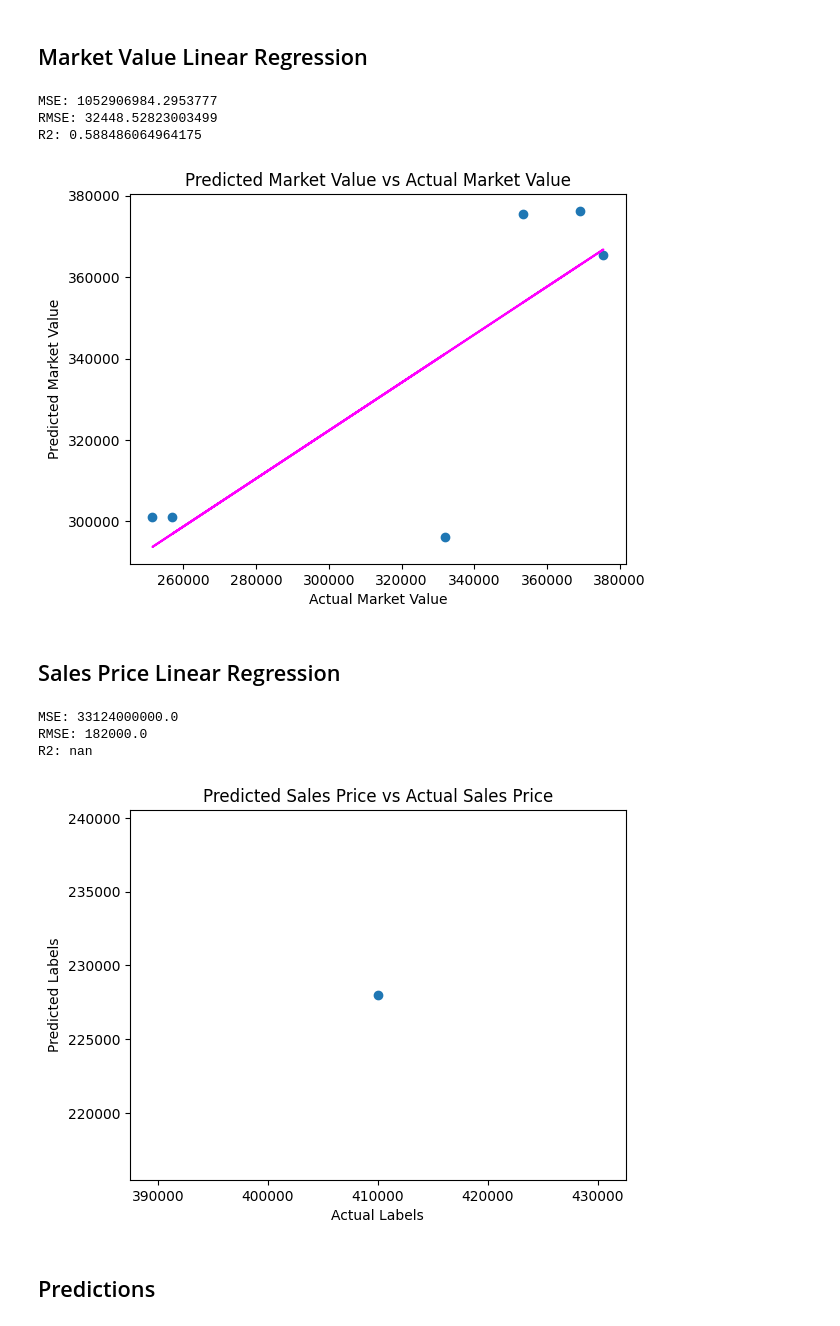
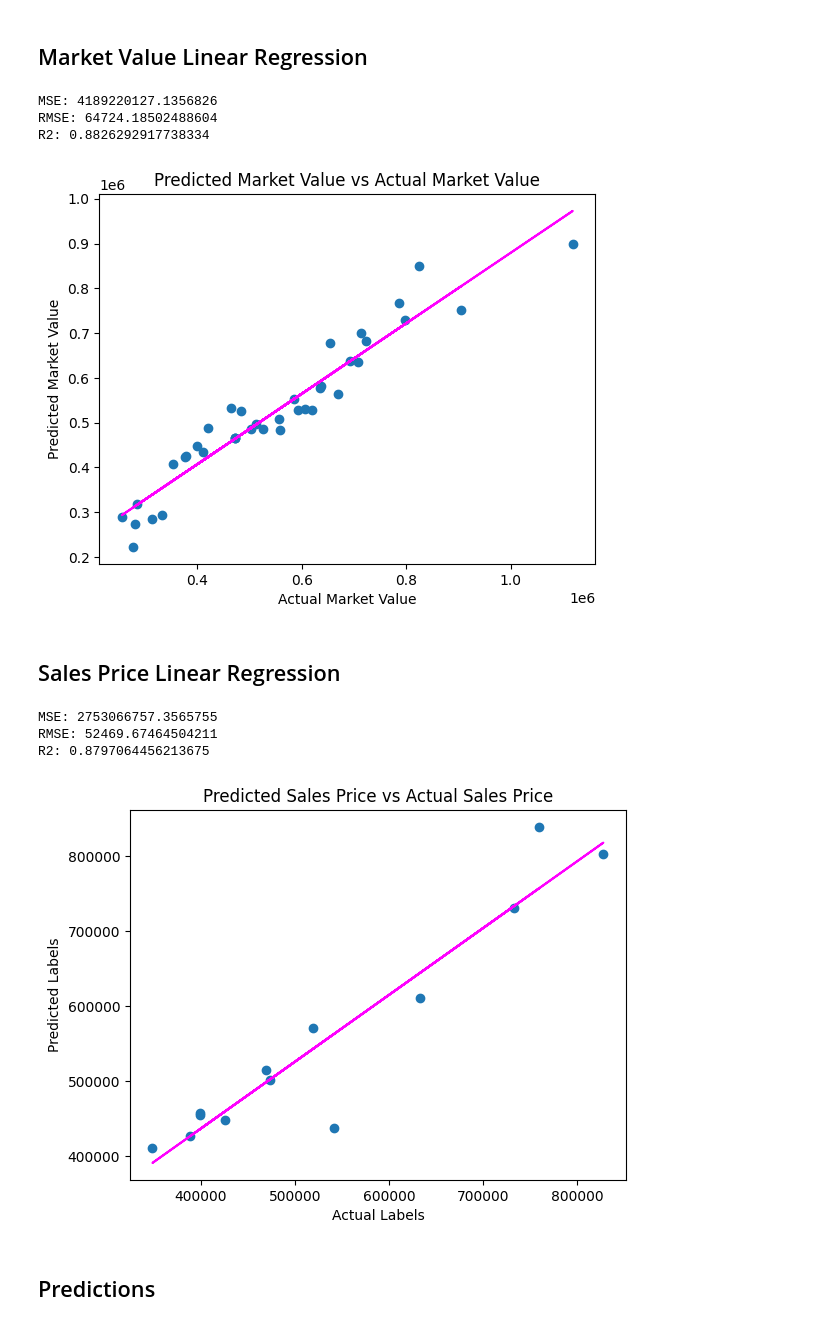
Before and after one commit to jason-christopher/Wheeler_Home_Values, a Jupyter notebook: analysis.ipynb, the cells around one changed output. Saved outputs shown, nothing was run; the diff lists cells and outputs as text; code cells hidden in the pictures.

Commit message:
updated models to account for year built, number of bedrooms, and number of bathrooms

```diff
--- a/analysis.ipynb
+++ b/analysis.ipynb
@@ -60,45 +55,45 @@ df
 # %%
 # Clean the data and break into features and labels
 cleaned_df = df.dropna(subset=['square_feet', 'most_recent_market_value'])
-X = cleaned_df[['square_feet']].values
+X = cleaned_df[['square_feet', 'year_built', 'bedrooms', 'bathrooms']].values
 y = cleaned_df['most_recent_market_value'].values
 
 # Split data into training/testing groups and create a model
 X_train, X_test, y_train, y_test = train_test_split(X, y, test_size=0.30, random_state=0)
 market_model = LinearRegression().fit(X_train, y_train)
 predictions = market_model.predict(X_test)
 
 # Determine how well the model predicts
 mse = mean_squared_error(y_test, predictions)
 print("MSE:", mse)
 rmse = np.sqrt(mse)
 print("RMSE:", rmse)
 r2 = r2_score(y_test, predictions)
 print("R2:", r2)
 
 # Plot predicted vs actual
 plt.scatter(y_test, predictions)
 plt.xlabel('Actual Market Value')
 plt.ylabel('Predicted Market Value')
 plt.title('Predicted Market Value vs Actual Market Value')
 
 # Overlay the regression line
 z = np.polyfit(y_test, predictions, 1)
 p = np.poly1d(z)
 plt.plot(y_test,p(y_test), color='magenta')
 plt.show()
 # %% [output]
-MSE: 1052906984.2953777
-RMSE: 32448.52823003499
-R2: 0.588486064964175
+MSE: 4189220127.1356826
+RMSE: 64724.18502488604
+R2: 0.8826292917738334
-[figure, old version]
+[figure, new version]
 # %% [markdown]
 ## Sales Price Linear Regression
 # %%
 # Clean the data by removing sales data from before 2022 and break into features and labels
 cleaned_df = df[df['sales_prices'].apply(lambda x: next(iter(x), None)) >= 2022]
 cleaned_df = cleaned_df.dropna(subset=['square_feet', 'most_recent_sales_price'])
-X = cleaned_df[['square_feet']].values
+X = cleaned_df[['square_feet', 'year_built', 'bedrooms', 'bathrooms']].values
 y = cleaned_df['most_recent_sales_price'].values
 
 # Split data into training/testing groups and create a model
@@ -126,10 +121,10 @@ p = np.poly1d(z)
 plt.plot(y_test,p(y_test), color='magenta')
 plt.show()
 # %% [output]
-MSE: 33124000000.0
-RMSE: 182000.0
-R2: nan
+MSE: 2753066757.3565755
+RMSE: 52469.67464504211
+R2: 0.8797064456213675
-[figure, old version]
+[figure, new version]
 # %% [markdown]
 ## Predictions
 # %%
```
Also changed, not shown: parts of 3 cells of this notebook, 1 other file.
